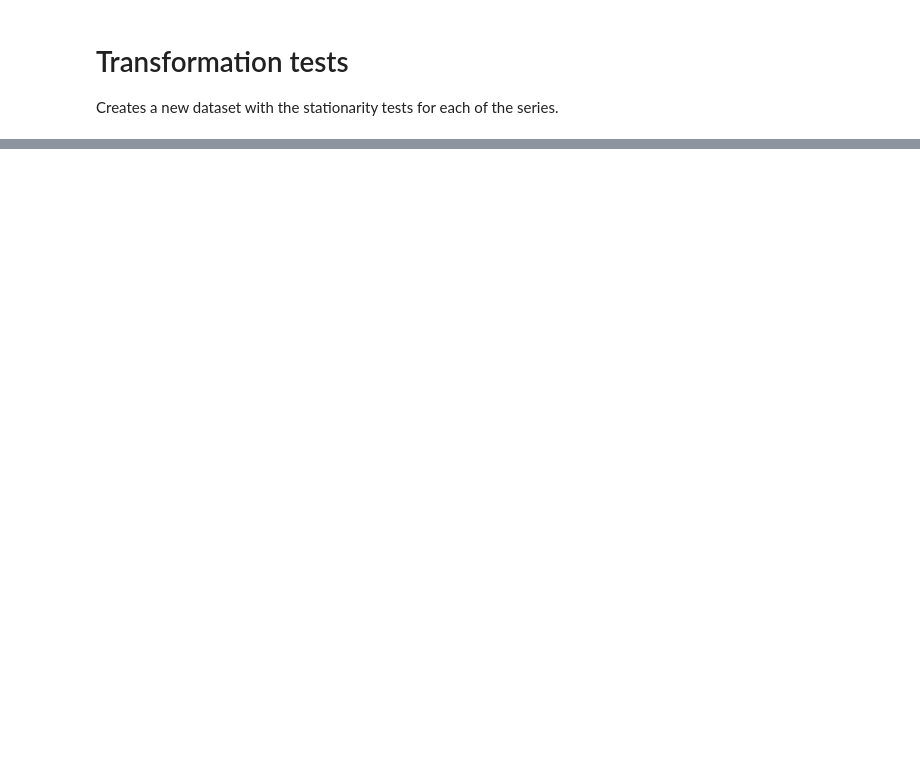
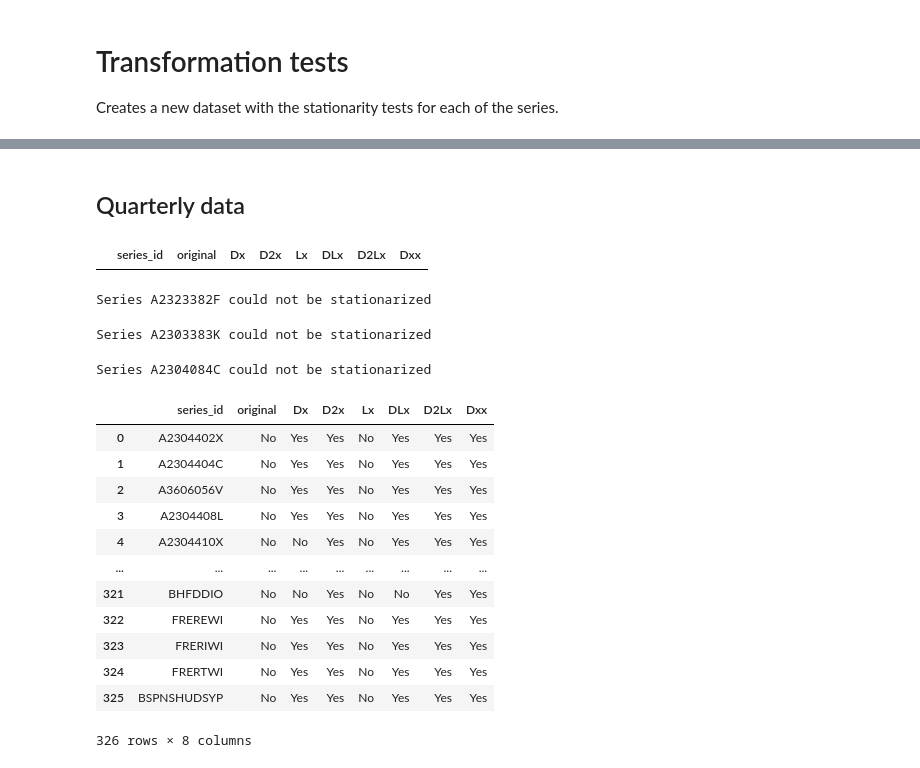
Before and after one commit to andybridger/RBAvsMachine, a Jupyter notebook: Python/notebooks/Transformation_tests.ipynb, the cells around one changed output, grey strips where cells are left out. Drawn from its saved outputs; the diff is of its cells as text; code cells hidden in the pictures; blank space fills up the shorter version.

```diff
--- a/Python/notebooks/Transformation_tests.ipynb
+++ b/Python/notebooks/Transformation_tests.ipynb
@@ -20,0 +86,39 @@ HTTPError: HTTP Error 404: Not Found
+# %% [markdown]
+## Quarterly data
+# %%
+q_series_id = df_quart['series_id'].unique()
+
+quarterly_tests_df = pd.DataFrame(columns=['series_id', 'original', 'Dx', "D2x", "Lx", "DLx", "D2Lx", "Dxx"])
+quarterly_tests_df
+# %% [output]
+|  | series_id | original | Dx | D2x | Lx | DLx | D2Lx | Dxx |
+# %%
+for id in q_series_id:
+    try:
+        stationarized_dict = get_stationarized_df(df_quart, id)
+        quarterly_tests_df = pd.concat([quarterly_tests_df, pd.DataFrame([stationarized_dict])], ignore_index=True)
+    except:
+        print(f"Series {id} could not be stationarized")
+        stationarized_dict = {'series_id': id, 'original': np.nan, 'Dx': np.nan, 'D2x': np.nan, 'Lx': np.nan, 'DLx': np.nan, 'D2Lx': np.nan, 'Dxx': np.nan}
+        quarterly_tests_df = pd.concat([quarterly_tests_df, pd.DataFrame([stationarized_dict])], ignore_index=True)
+        continue
+# %% [output]
+Series A2323382F could not be stationarized
+Series A2303383K could not be stationarized
+Series A2304084C could not be stationarized
+# %%
+quarterly_tests_df
+# %% [output]
+|  | series_id | original | Dx | D2x | Lx | DLx | D2Lx | Dxx |
+| 0 | A2304402X | No | Yes | Yes | No | Yes | Yes | Yes |
+| 1 | A2304404C | No | Yes | Yes | No | Yes | Yes | Yes |
+| 2 | A3606056V | No | Yes | Yes | No | Yes | Yes | Yes |
+| 3 | A2304408L | No | Yes | Yes | No | Yes | Yes | Yes |
+| 4 | A2304410X | No | No | Yes | No | Yes | Yes | Yes |
+| ... | ... | ... | ... | ... | ... | ... | ... | ... |
+| 321 | BHFDDIO | No | No | Yes | No | No | Yes | Yes |
+| 322 | FREREWI | No | Yes | Yes | No | Yes | Yes | Yes |
+| 323 | FRERIWI | No | Yes | Yes | No | Yes | Yes | Yes |
+| 324 | FRERTWI | No | Yes | Yes | No | Yes | Yes | Yes |
+| 325 | BSPNSHUDSYP | No | Yes | Yes | No | Yes | Yes | Yes |
+326 rows × 8 columns
```
Also changed, not shown: parts of 8 cells of this notebook, 4 other files.
